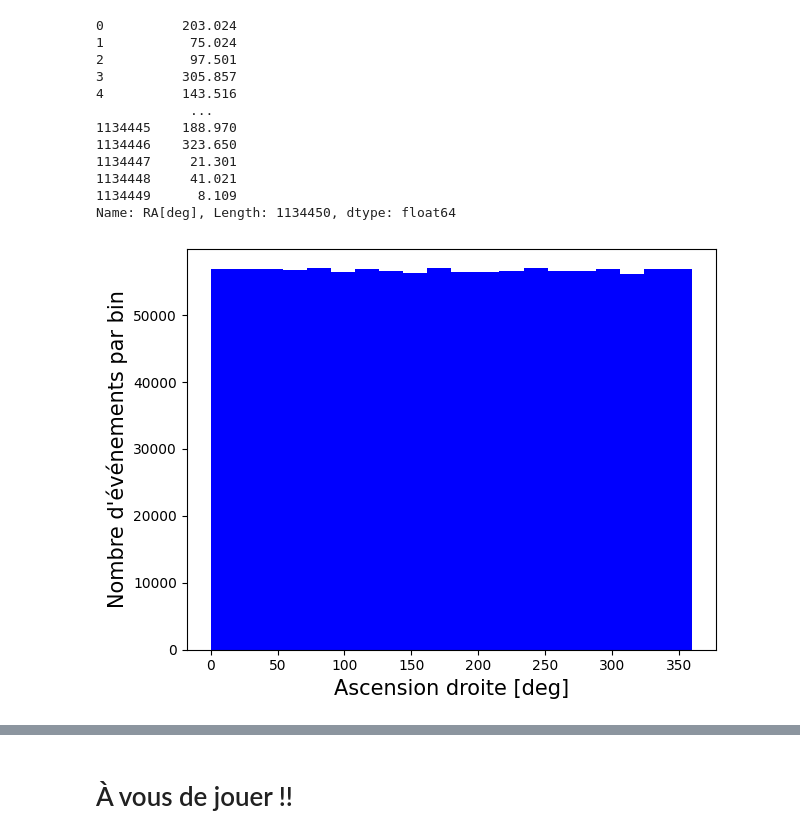
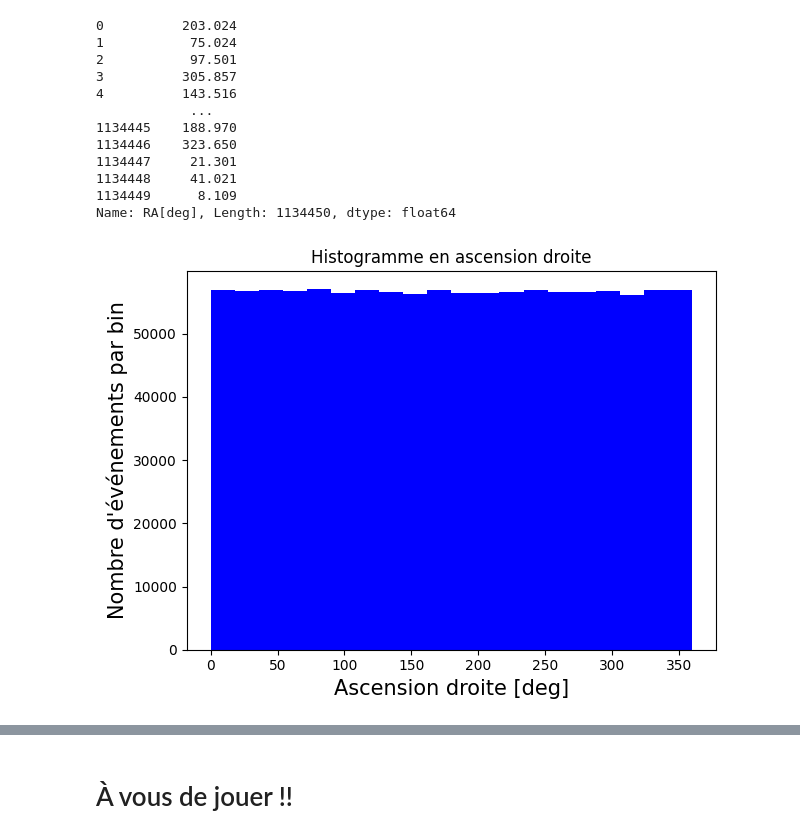
Before and after one commit to mlamo/ppd_icecube, a Jupyter notebook: work_notebook.ipynb, the cells around one changed output, grey strips where cells are left out. Drawn from its saved outputs; the diff is of its cells as text; code cells hidden in the pictures.

Commit message:
Adding plt.figure() and titles to histograms

```diff
--- a/work_notebook.ipynb
+++ b/work_notebook.ipynb
@@ -92,15 +93,16 @@ Name: RA[deg], Length: 1134450, dtype: float64
 # %%
 # histogramme en ascension droite
 dessiner_histogramme(
     fichier_de_sortie="exemple_histogramme_ra",  # cela va sauver une image dans le dossier "figures" avec ce nom
     variable=events["RA[deg]"],  # colonne souhaitée
     nom="Ascension droite [deg]",  # nom sur l'axe des abscisses
     couleur="blue",  # couleur souhaitée
     ax_min=0,
-    ax_max=360
+    ax_max=360,
+    titre="Histogramme en ascension droite"
 )
 # %% [output]
-[figure, old version]
+[figure, new version]
 # %%
 # définition d'une nouvelle colonne
 events["sin(Dec)"] = sin(events["Dec[deg]"])
```
Also changed, not shown: parts of 3 cells of this notebook, 2 other files.
